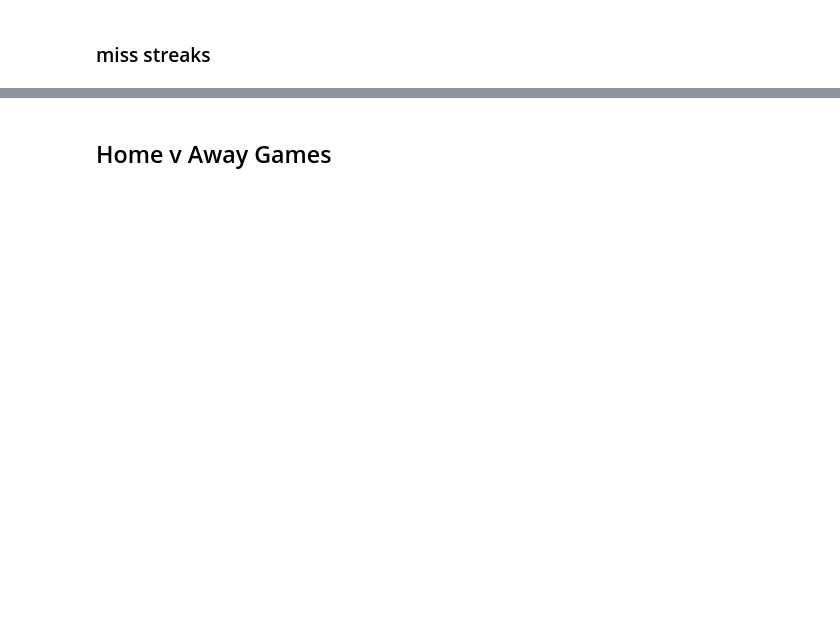
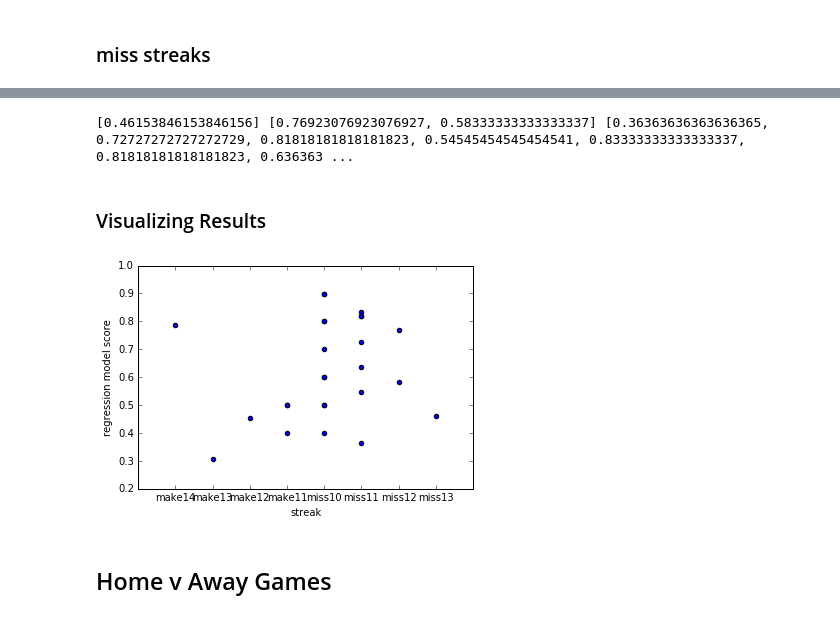
Before and after one commit to liangzecai/CS109a-Identify-HotHand, a Jupyter notebook: Zainab_Final.ipynb, the cells around one changed output, grey strips where cells are left out. Saved outputs shown, nothing was run; the diff lists cells and outputs as text; code cells hidden in the pictures; blank space fills up the shorter version.

```diff
--- a/Zainab_Final.ipynb
+++ b/Zainab_Final.ipynb
@@ -1280,6 +1298,9 @@ evaluate_streak = final_df2[(final_df2['GAME_ID'] == gameid) & (final_df2['playe
 
 analyzed_streaks.append([gameid, playerid])
 lr_scores.append(lr.score(evaluate_streak[['SHOT_CLOCK', 'SHOT_DIST', 'CLOSE_DEF_DIST']], evaluate_streak['FGM']))
+
+
+miss12 = lr_scores[1:]
 # %%
 subset = final_df2[final_df2['MISS_STREAK'] == 11]
 subset = subset.drop(subset.index[[4,6,9]])
@@ -1351,3 +1372,5 @@ evaluate_streak = final_df2[(final_df2['GAME_ID'] == gameid) & (final_df2['playe
 evaluate_streak = evaluate_streak.drop(evaluate_streak.index[[0]])
 analyzed_streaks.append([gameid, playerid])
 lr_scores.append(lr.score(evaluate_streak[['SHOT_CLOCK', 'SHOT_DIST', 'CLOSE_DEF_DIST']], evaluate_streak['FGM']))
+
+miss11 = lr_scores[3:]
@@ -1363,15 +1377,20 @@ analyzed_pd.columns=('GAME_ID', 'player_id')
 # %%
+#convert to pd to allow looping over values
+analyzed_pd = pd.DataFrame(analyzed_streaks)
+analyzed_pd.columns=('GAME_ID', 'player_id')
+
 subset = final_df2[final_df2['MISS_STREAK'] == 10]
 
+indices=[]
 for i in range(subset.shape[0]):
     gameid = subset.get_value(i,0, True)
     playerid = subset.get_value(i,12, True)
 
     if (gameid in analyzed_pd['GAME_ID'].values):
         index = np.where(analyzed_pd['GAME_ID'].values == gameid)
-        subset = subset.drop(subset.index[[i]])
-        #if playerid == analyzed_pd.get_value(index, 1, True):
-            #subset = subset.drop(subset.index[[i]])
+        #if np.any(playerid == analyzed_pd.get_value(index, 1, True)):
+        indices.append(i)
+subset = subset.drop(subset.index[[indices]])
 
 subset.shape
 # %% [output]
@@ -1379,4 +1397,0 @@ IndexError: index 17 is out of bounds for axis 0 with size 17
-# %%
-subset = final_df2[final_df2['MISS_STREAK'] == 10]
-
-subset.shape
@@ -1473,3 +1525,26 @@ lr_scores.append(lr.score(evaluate_streak[['SHOT_CLOCK', 'SHOT_DIST', 'CLOSE_DEF
+# %%
+#print analyzed_streaks
+#print lr_scores
+
+print miss13, miss12, miss11, miss10
+# %% [output]
+[0.46153846153846156] [0.76923076923076927, 0.58333333333333337] [0.36363636363636365, 0.72727272727272729, 0.81818181818181823, 0.54545454545454541, 0.83333333333333337, 0.81818181818181823, 0.636363 ...
+# %% [markdown]
+### Visualizing Results
+# %%
+
+y = [make14, make13, make12, make11, miss10, miss11, miss12, miss13]
+x = [1,2,3,4,5,6,7,8]
+
+for xe, ye in zip(x, y):
+    plt.scatter([xe] * len(ye), ye)
+
+plt.xticks([1,2,3,4,5,6,7,8])
+plt.axes().set_xticklabels(['make14', 'make13', 'make12', 'make11', 'miss10', 'miss11', 'miss12', 'miss13'])
+plt.ylabel('regression model score')
+plt.xlabel('streak')
+# %% [output]
+[figure, added]
 # %% [markdown]
 ## Home v Away Games
 # %%
```
Also changed, not shown: parts of 16 cells of this notebook.
